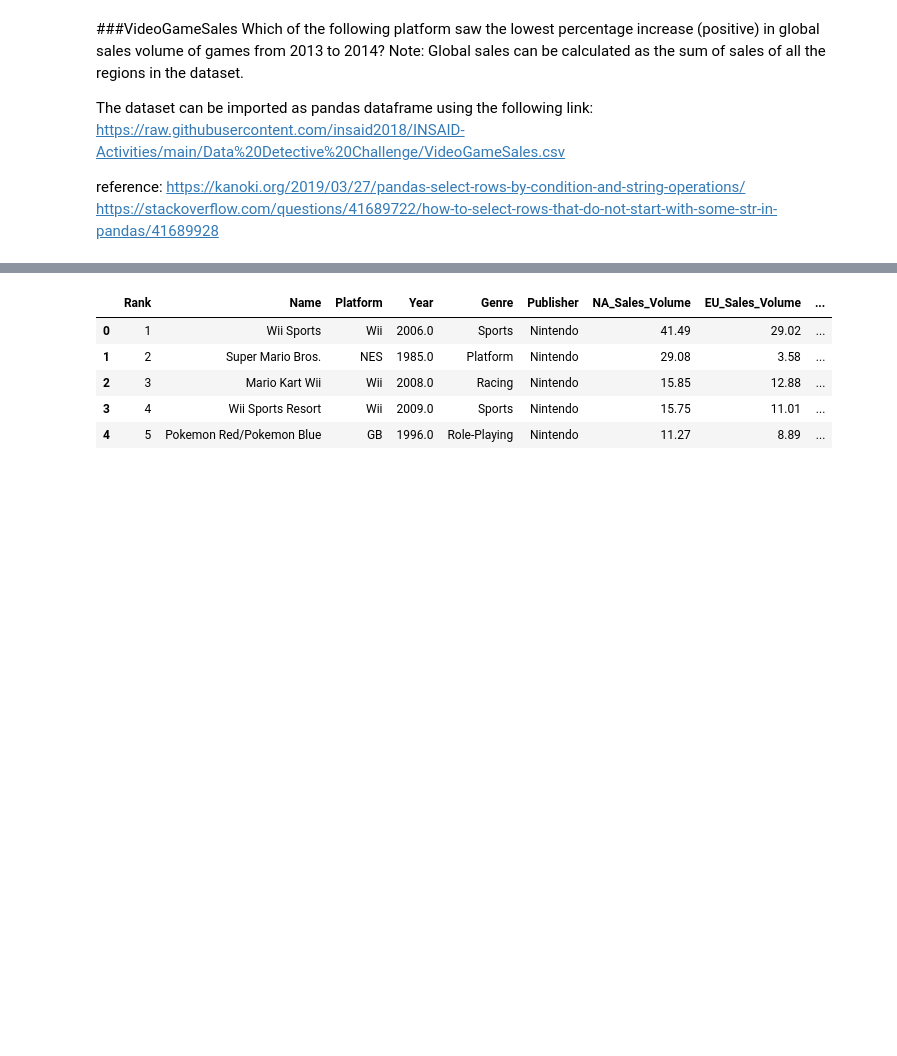
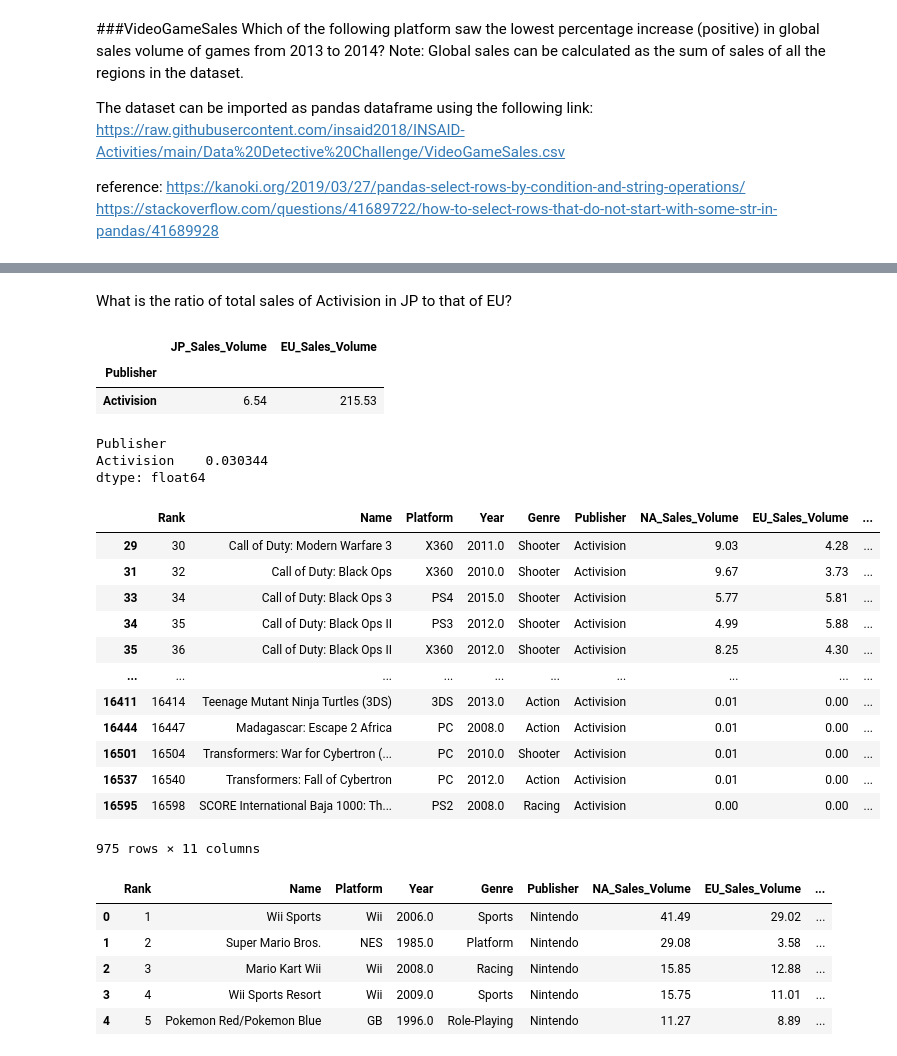
Before and after one commit to Archandra12/Term4-Projects, a Jupyter notebook: Pandas_testINSAID.ipynb, the cells around one changed output, grey strips where cells are left out. Drawn from its saved outputs; the diff is of its cells as text; code cells hidden in the pictures; blank space fills up the shorter version.

```diff
--- a/Pandas_testINSAID.ipynb
+++ b/Pandas_testINSAID.ipynb
@@ -279,3 +478,34 @@ df_videogames = pd.read_csv('https://raw.githubusercontent.com/insaid2018/INSAID
+# %% [markdown]
+What is the ratio of total sales of Activision in JP to that of EU?
+# %%
+df_videogames[df_videogames['Publisher']=='Activision'].groupby('Publisher')[('JP_Sales_Volume', 'EU_Sales_Volume')].sum()
+# %% [output]
+|  | JP_Sales_Volume | EU_Sales_Volume |
+| Publisher |  |  |
+| Activision | 6.54 | 215.53 |
+# %%
+activision_JP_EU_ratio = df_videogames[df_videogames['Publisher']=='Activision'].groupby('Publisher')[('JP_Sales_Volume')].sum()/df_videogames[df_videogames['Publisher']=='Activision'].groupby('Publisher')[( 'EU_Sales_Volume')].sum()
+activision_JP_EU_ratio
+# %% [output]
+Publisher
+Activision    0.030344
+dtype: float64
+# %%
+df_videogames[df_videogames['Publisher']=='Activision']
+# %% [output]
+|  | Rank | Name | Platform | Year | Genre | Publisher | NA_Sales_Volume | EU_Sales_Volume | ... |
+| 29 | 30 | Call of Duty: Modern Warfare 3 | X360 | 2011.0 | Shooter | Activision | 9.03 | 4.28 | ... |
+| 31 | 32 | Call of Duty: Black Ops | X360 | 2010.0 | Shooter | Activision | 9.67 | 3.73 | ... |
+| 33 | 34 | Call of Duty: Black Ops 3 | PS4 | 2015.0 | Shooter | Activision | 5.77 | 5.81 | ... |
+| 34 | 35 | Call of Duty: Black Ops II | PS3 | 2012.0 | Shooter | Activision | 4.99 | 5.88 | ... |
+| 35 | 36 | Call of Duty: Black Ops II | X360 | 2012.0 | Shooter | Activision | 8.25 | 4.30 | ... |
+| ... | ... | ... | ... | ... | ... | ... | ... | ... | ... |
+| 16411 | 16414 | Teenage Mutant Ninja Turtles (3DS) | 3DS | 2013.0 | Action | Activision | 0.01 | 0.00 | ... |
+| 16444 | 16447 | Madagascar: Escape 2 Africa | PC | 2008.0 | Action | Activision | 0.01 | 0.00 | ... |
+| 16501 | 16504 | Transformers: War for Cybertron (... | PC | 2010.0 | Shooter | Activision | 0.01 | 0.00 | ... |
+| 16537 | 16540 | Transformers: Fall of Cybertron | PC | 2012.0 | Action | Activision | 0.01 | 0.00 | ... |
+| 16595 | 16598 | SCORE International Baja 1000: Th... | PS2 | 2008.0 | Racing | Activision | 0.00 | 0.00 | ... |
+975 rows × 11 columns
 # %%
 df_videogames.head()
 # %% [output]
```
Also changed, not shown: parts of 41 cells of this notebook.
